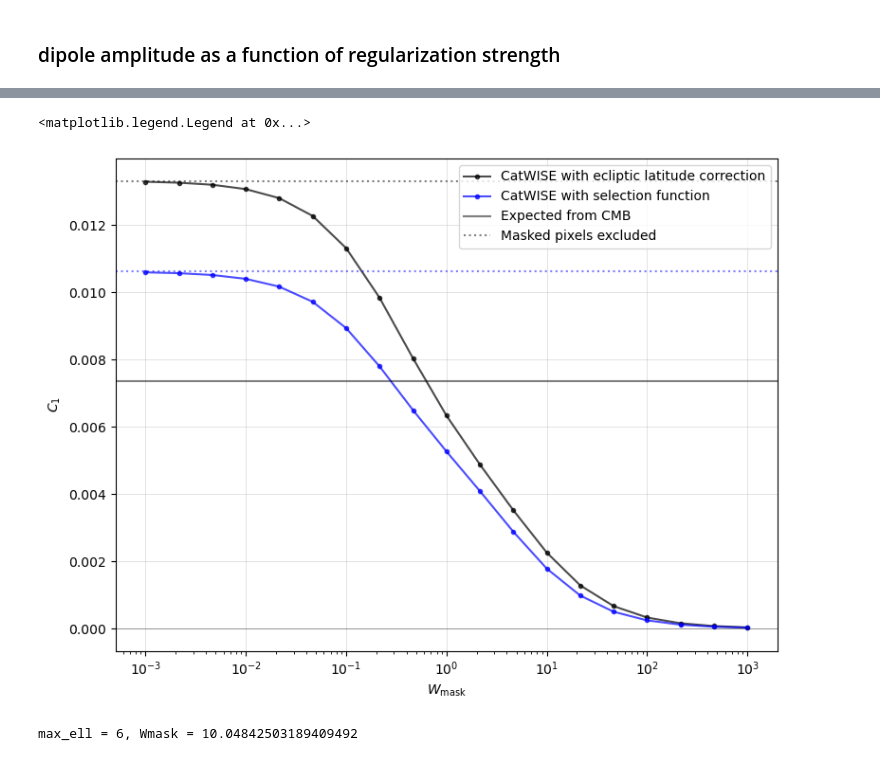
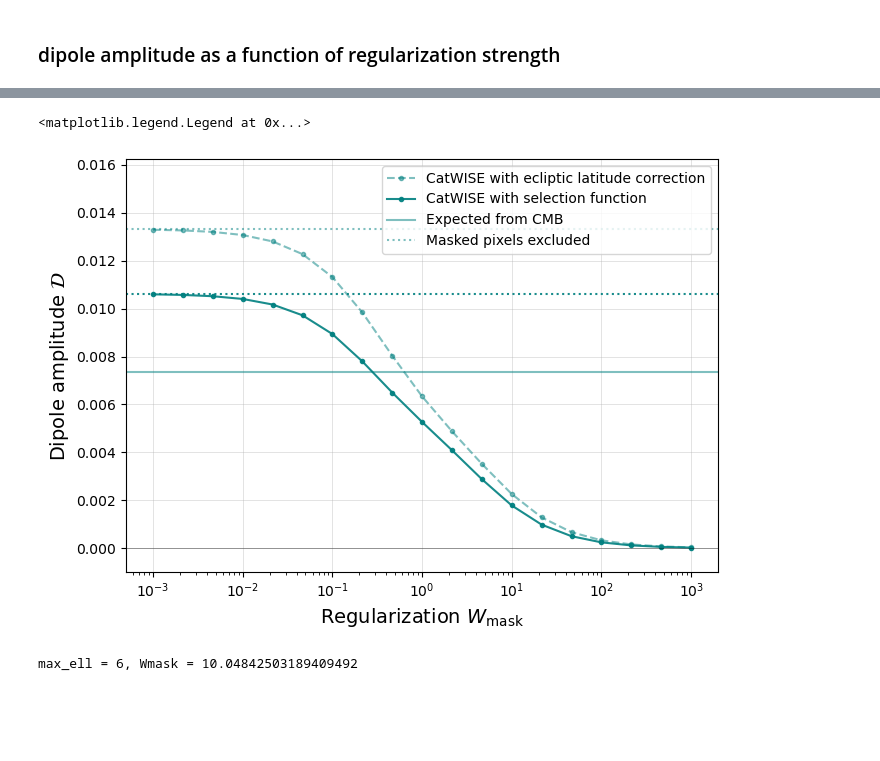
Before and after one commit to abbyw24/lss-dipoles, a Jupyter notebook: notebooks/2024-05-16_plots_for_kate.ipynb, the cells around one changed output, grey strips where cells are left out. Drawn from its saved outputs; the diff is of its cells as text; code cells hidden in the pictures; blank space fills up the shorter version.

```diff
--- a/notebooks/2024-05-16_plots_for_kate.ipynb
+++ b/notebooks/2024-05-16_plots_for_kate.ipynb
@@ -120,14 +120,16 @@ hp.graticule()
 #### Quaia
 # %%
 # instantiate dipole object:
-d = QSOSample(initial_catfn=os.path.join(catdir, 'quaia/quaia_G20.0.fits'),
+d = QSOSample(initial_catfn=os.path.join(catdir, 'quaia/quaia_G20.5.fits'),
               mask_fn=mask_fn,
               mag='g', maglim=20.,
               blim=30)
 d.cut_galactic_plane()  # cuts all sources with |b|<blim from the working source table
 
 # get the expected dipole amplitude (before we make the magnitude cut at maglim, so we can compute the number-count slope)
-expected_dipamp_quaia = ellisbaldwin.compute_expected_dipole_gaia(d.table, maglimit=d.maglim,
-                                                            min_g=19.5, max_g=20.5)  # reasonable min and max around the magnitude limit
+expected_dipole_res = ellisbaldwin.compute_expected_dipole_gaia(d.table, maglimit=d.maglim,
+                                                            min_g=19.5, max_g=20.5,  # reasonable min and max around the magnitude limit
+                                                             return_full_results=True)
+expected_dipamp_quaia = expected_dipole_res['expected_dipamp']
 d.cut_mag()  # now we cut all sources fainter than the input magnitude limit
 # %% [output]
@@ -298,0 +335,5 @@ ax.legend(loc=1, handles=[handles[i] for i in order])
+# %%
+color_quaia = 'mediumvioletred'
+color_catwise = 'teal'
+lw = 1.5
+lw_grid = 0.5
@@ -454,23 +596,30 @@ C1_standard_sf_catwise = Cells_sf_standard_[1]
 # %%
 # plot but **transform back to dipole amplitudes**
-fig, ax = plt.subplots(figsize=(8,6), tight_layout=True)
+fig, ax = plt.subplots(figsize=(7,5), tight_layout=True)
 
-ax.plot(Wmasks, D(C1s_elat_catwise), c='k', alpha=0.7, marker='.', label='CatWISE with ecliptic latitude correction')
-ax.plot(Wmasks, D(C1s_sf_catwise), c='b', alpha=0.7, marker='.', label='CatWISE with selection function')
+ax.plot(Wmasks, D(C1s_elat_catwise), c=color_catwise, ls='--', alpha=0.5, marker='.', label='CatWISE with ecliptic latitude correction')
+ax.plot(Wmasks, D(C1s_sf_catwise), c=color_catwise, alpha=0.9, marker='.', label='CatWISE with selection function')
+
+# ax.plot(Wmasks, D(C1s_sf_quaia), c=color_quaia, alpha=0.5, marker='.')
 
 # some lines:
-ax.axhline(expected_dipamp_catwise, c='k', alpha=0.5, label='Expected from CMB')
-ax.axhline(D(C1_standard_catwise), c='k', alpha=0.5, ls=':', label='Masked pixels excluded')
-ax.axhline(D(C1_standard_sf_catwise), c='b', alpha=0.5, ls=':')
+# ax.axhline(expected_dipamp_quaia, c=color_quaia, alpha=0.3)
+# ax.axhline(D(C1_standard_sf_quaia), c=color_quaia, alpha=0.3, ls=':')
+
+# some lines:
+ax.axhline(expected_dipamp_catwise, c=color_catwise, alpha=0.5, label='Expected from CMB')
+ax.axhline(D(C1_standard_catwise), c=color_catwise, alpha=0.5, ls=':', label='Masked pixels excluded')
+ax.axhline(D(C1_standard_sf_catwise), c=color_catwise, alpha=0.9, ls=':')
 ax.axhline(0, c='k', alpha=0.5, lw=0.5)
 ax.grid(alpha=0.5, lw=0.5)
-ax.set_xlabel(r'$W_\mathrm{mask}$')
-ax.set_ylabel(r'$C_1$')
+ax.set_ylim(-.001,.01625)
+ax.set_xlabel(r'Regularization $W_\mathrm{mask}$', fontsize=14)
+ax.set_ylabel(r'Dipole amplitude $\mathcal{D}$', fontsize=14)
 ax.semilogx()
 ax.legend()
 # %% [output]
 <matplotlib.legend.Legend at 0x...>
-[figure, old version]
+[figure, new version]
 # %%
 # choose a few max ells
 max_ells = np.arange(1, 7).astype(int)
```
Also changed, not shown: parts of 18 cells of this notebook, 4 other files.
